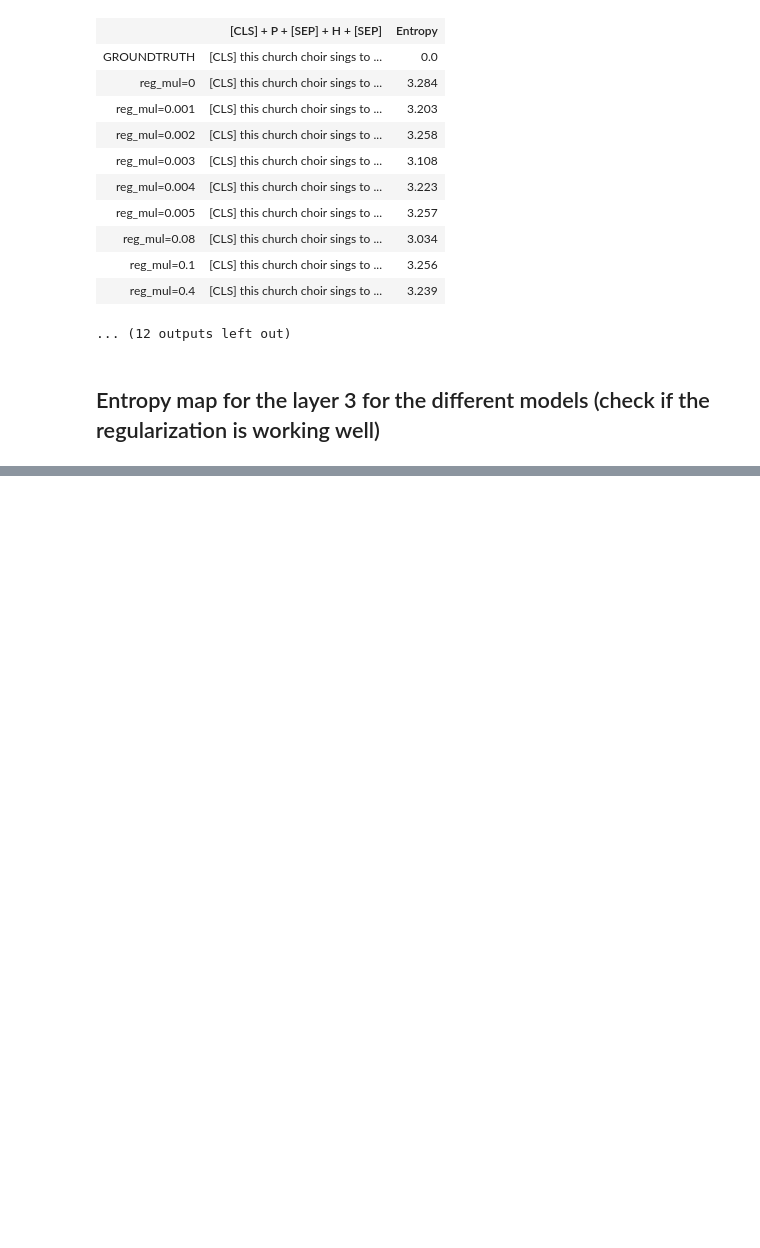
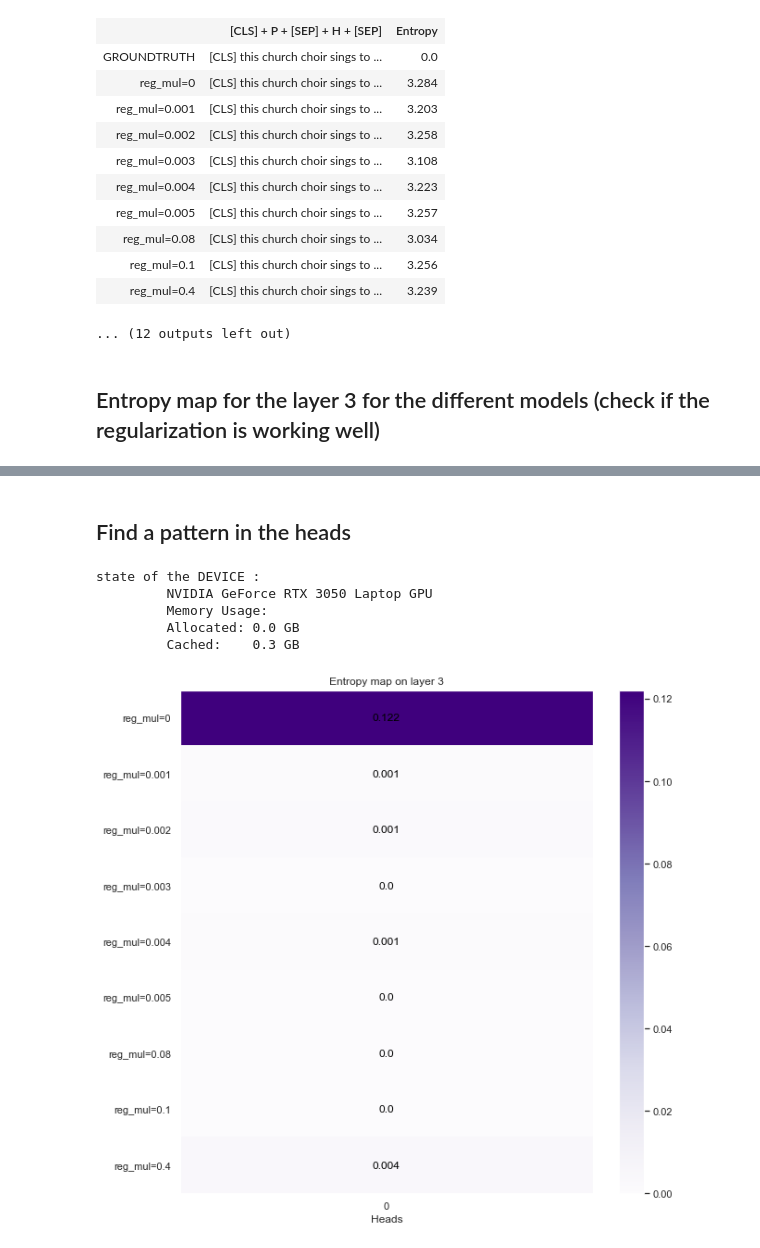
Before and after one commit to lolofo/stage_4_gm, a Jupyter notebook: attention_algorithms/notebooks/regu_study/Underline .ipynb, the cells around one changed output, grey strips where cells are left out. Saved outputs shown, nothing was run; the diff lists cells and outputs as text; code cells hidden in the pictures; blank space fills up the shorter version.

```diff
--- a/attention_algorithms/notebooks/regu_study/Underline .ipynb
+++ b/attention_algorithms/notebooks/regu_study/Underline .ipynb
@@ -322,0 +347,72 @@ plt.savefig(os.path.join(".cache", "plots", "entropy_study", "entropy_through_la
+# %% [markdown]
+## Find a pattern in the heads
+# %%
+INF = 1e30
+from torch_set_up import DEVICE
+from tqdm.notebook import tqdm
+
+with torch.no_grad():
+    entropy_map_heads_agreg = np.zeros((len(models_dict.keys()), 1))
+    for id_model, model_name in enumerate(models_dict):
+        model = models_dict[model_name].to(DEVICE)
+
+        pbar = tqdm(enumerate(test_dataloader), total=int(999/4))
+
+        for id_batch, batch in pbar:
+
+            pbar.set_description(f"id_model = {id_model}, model_name = {model_name}")
+
+            # forward
+            ids = batch["input_ids"].to(DEVICE)
+            masks = batch["attention_masks"].to(DEVICE)
+            target = torch.tensor([0, 101, 102]).to(DEVICE)
+            spe_tok_mask = torch.isin(ids, target).type(torch.uint8).to(DEVICE) # shape [b, T]
+
+            output = model(input_ids = ids,
+                          attention_mask = masks)
+
+            # inference --> .attentions shape [b, H, T, T]
+            a_hat = output["outputs"].attentions[2].to(DEVICE).sum(dim=1).sum(dim=1) # shape [b, T]
+            a_hat = torch.softmax(a_hat - INF*spe_tok_mask, dim=-1)
+            entropy = (-a_hat*torch.log(a_hat + 1e-16)).sum()
+
+            entropy_map_heads_agreg[id_model, 0] += entropy.item()
+
+            # free the memory
+            ids = ids.cpu()
+            masks = masks.cpu()
+            spe_tok_mask = spe_tok_mask.cpu()
+            a_hat = a_hat.cpu()
+            entropy = entropy.cpu()
+            target = target.cpu()
+
+            del ids, masks, spe_tok_mask, a_hat, entropy, target
+
+        model = model.cpu()
+        del model
+        torch.cuda.empty_cache()
+
+torch.cuda.empty_cache()
+
+print("state of the DEVICE : ")
+print("\t", torch.cuda.get_device_name(0))
+print('\t Memory Usage:')
+print('\t Allocated:', round(torch.cuda.memory_allocated(0) / 1024 ** 3, 1), 'GB')
+print('\t Cached:   ', round(torch.cuda.memory_reserved(0) / 1024 ** 3, 1), 'GB')
+# %% [output]
+state of the DEVICE :
+         NVIDIA GeForce RTX 3050 Laptop GPU
+         Memory Usage:
+         Allocated: 0.0 GB
+         Cached:    0.3 GB
+# %%
+from attention_algorithms.attention_metrics import default_plot_colormap
+
+fig = default_plot_colormap(map = entropy_map_heads_agreg/len(test_dataset),
+                            xlabel = "Heads",
+                            ylabel = "",
+                            title = "Entropy map on layer 3",
+                            ystick=list(models_dict.keys())
+                           )
+# %% [output]
+[figure, added]
```
Also changed, not shown: parts of 9 cells of this notebook, 5 other files.
